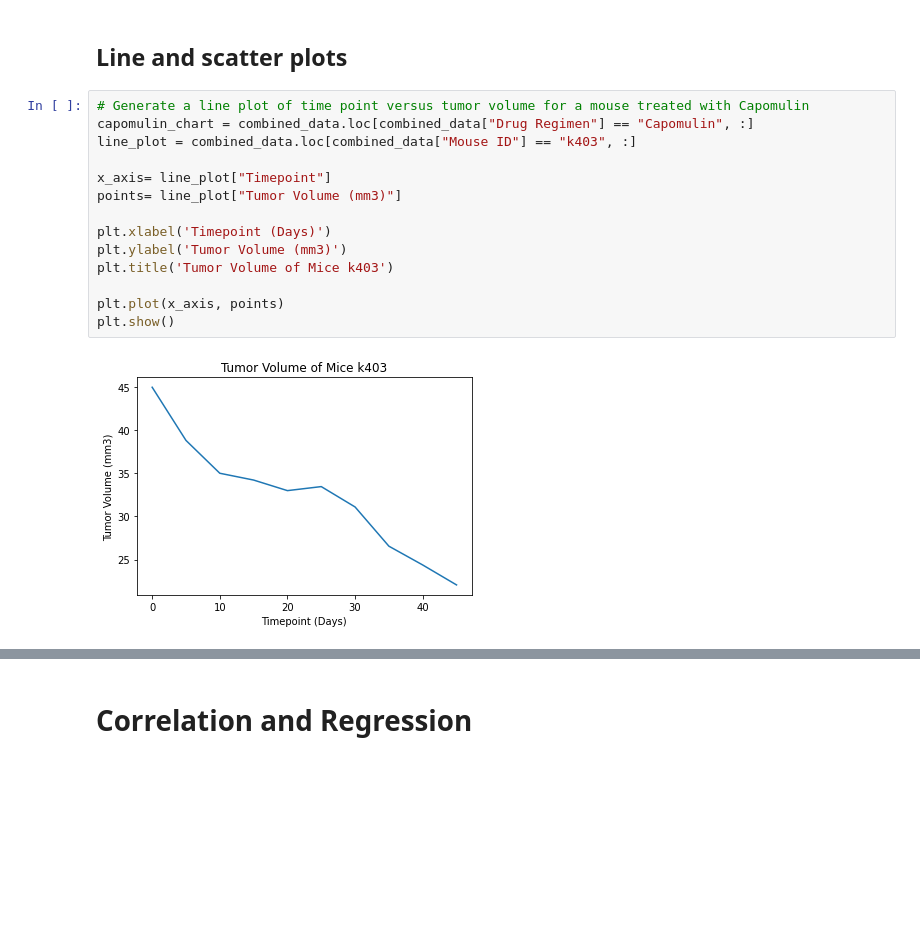
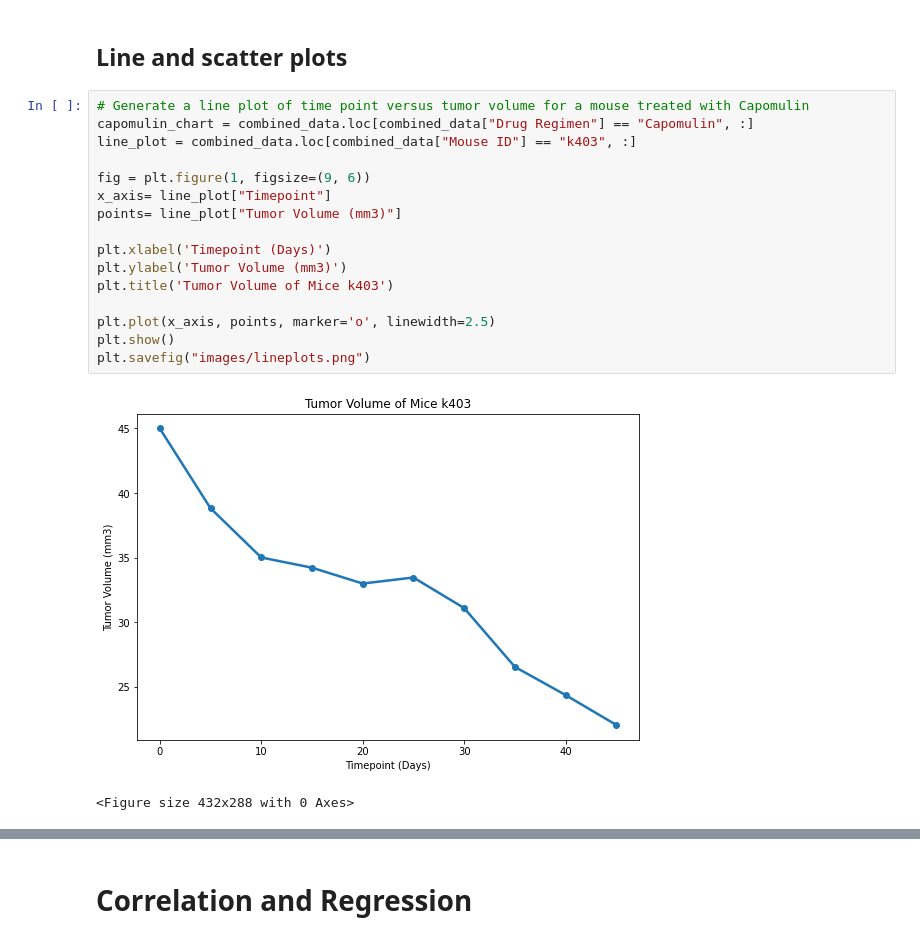
Before and after one commit to ZenAcar/AntiCancer-DrugRegimen-Analysis, a Jupyter notebook: pymaceuticals_analysis.ipynb, the cells around one changed output, grey strips where cells are left out. Saved outputs shown, nothing was run; the diff lists cells and outputs as text; blank space fills up the shorter version.

```diff
--- a/pymaceuticals_analysis.ipynb
+++ b/pymaceuticals_analysis.ipynb
@@ -208,19 +223,22 @@ plt.show()
 # %%
 # Generate a line plot of time point versus tumor volume for a mouse treated with Capomulin
 capomulin_chart = combined_data.loc[combined_data["Drug Regimen"] == "Capomulin", :]
 line_plot = combined_data.loc[combined_data["Mouse ID"] == "k403", :]
 
+fig = plt.figure(1, figsize=(9, 6))
 x_axis= line_plot["Timepoint"]
 points= line_plot["Tumor Volume (mm3)"]
 
 plt.xlabel('Timepoint (Days)')
 plt.ylabel('Tumor Volume (mm3)')
 plt.title('Tumor Volume of Mice k403')
 
-plt.plot(x_axis, points)
+plt.plot(x_axis, points, marker='o', linewidth=2.5)
 plt.show()
+plt.savefig("images/lineplots.png")
 # %% [output]
-[figure, old version]
+[figure, new version]
+<Figure size 432x288 with 0 Axes>
 # %%
 # Generate a scatter plot of mouse weight versus average tumor volume for the Capomulin regimen
 capomulin_chart = combined_data.loc[combined_data["Drug Regimen"] == "Capomulin", :]
```
Also changed, not shown: parts of 7 cells of this notebook, 8 other files.
